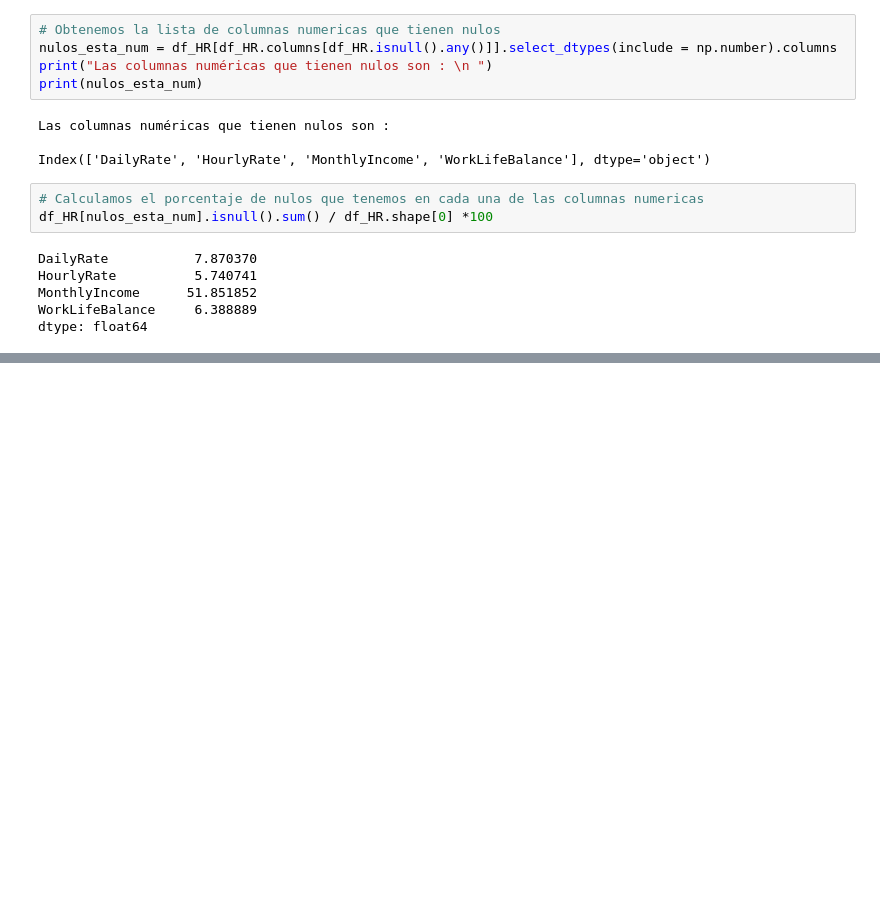
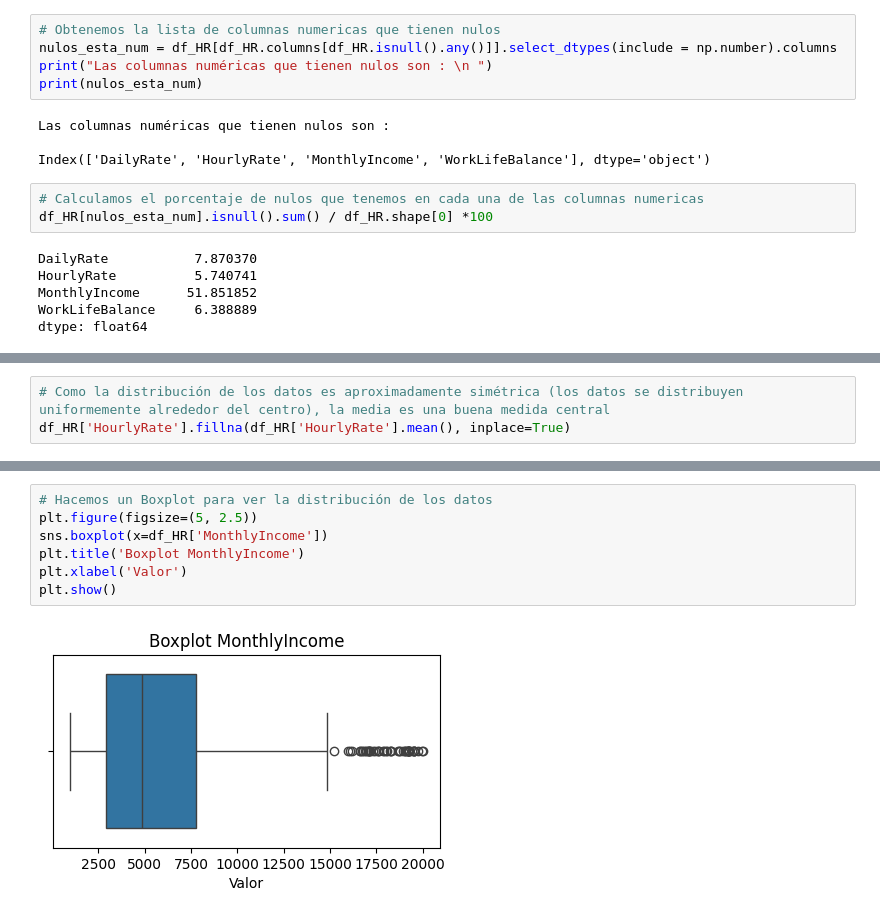
Before and after one commit to TaniaGraff/project-da-promo-angela-modulo-3-team-3, a Jupyter notebook: jupyter_bueno.ipynb, the cells around one changed output, grey strips where cells are left out. Saved outputs shown, nothing was run; the diff lists cells and outputs as text; blank space fills up the shorter version.

```diff
--- a/jupyter_bueno.ipynb
+++ b/jupyter_bueno.ipynb
@@ -720,0 +767,3 @@ dtype: float64
+# %%
+# Como la distribución de los datos es aproximadamente simétrica (los datos se distribuyen uniformemente alrededor del centro), la media es una buena medida central
+df_HR['HourlyRate'].fillna(df_HR['HourlyRate'].mean(), inplace=True)
@@ -720,0 +777,9 @@ dtype: float64
+# %%
+# Hacemos un Boxplot para ver la distribución de los datos
+plt.figure(figsize=(5, 2.5))
+sns.boxplot(x=df_HR['MonthlyIncome'])
+plt.title('Boxplot MonthlyIncome')
+plt.xlabel('Valor')
+plt.show()
+# %% [output]
+[figure, added]
```
Also changed, not shown: parts of 22 cells of this notebook.
